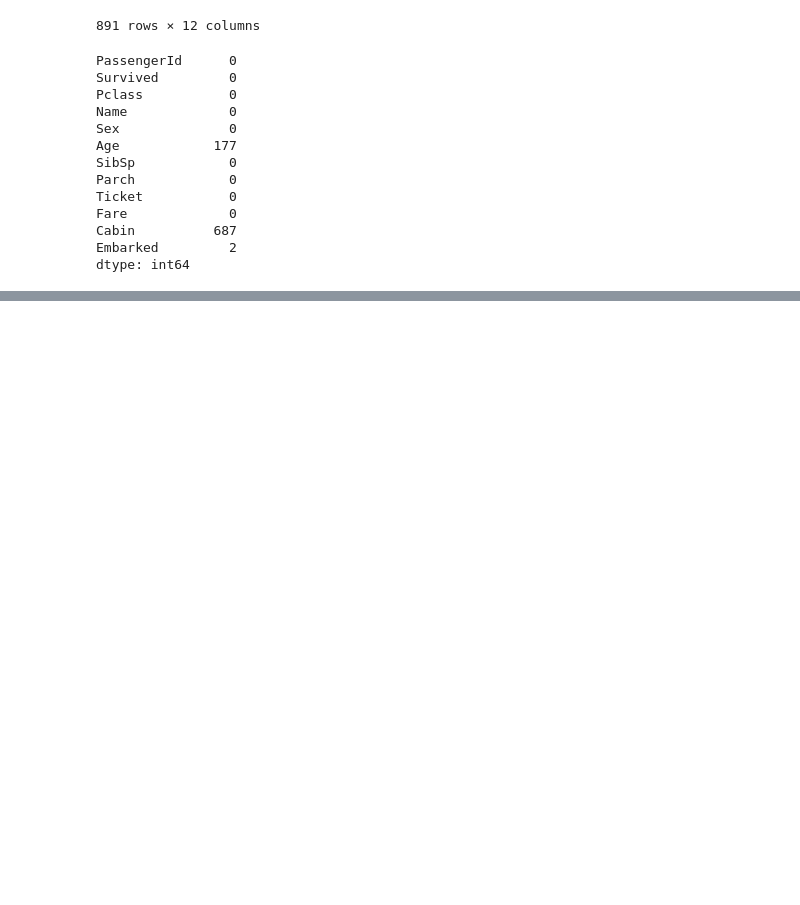
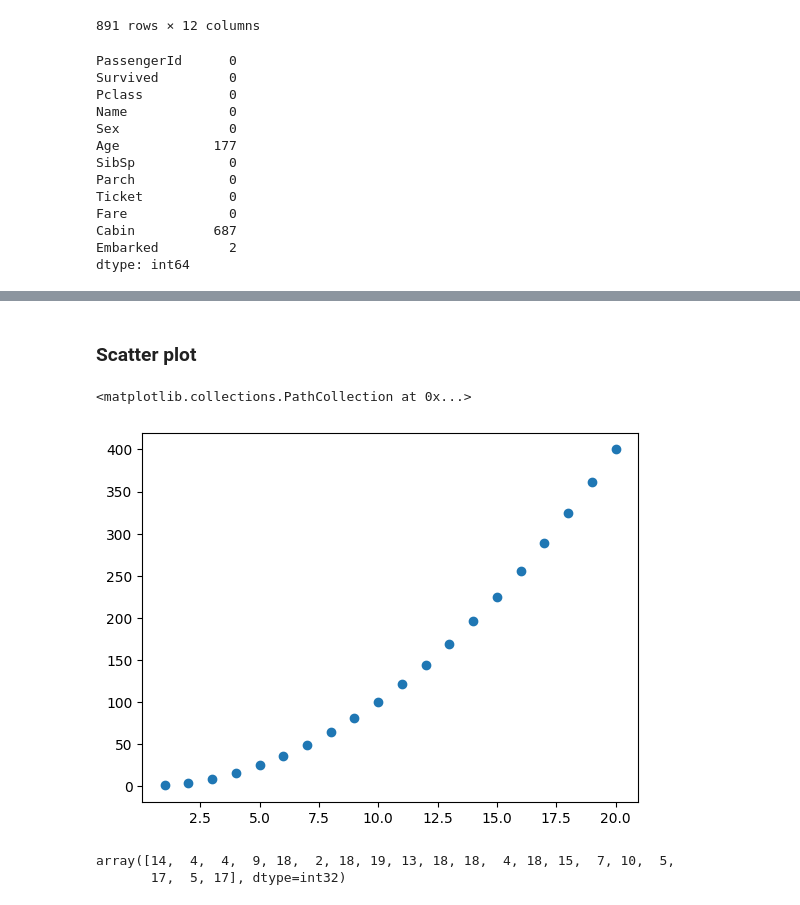
Before and after one commit to kroman-tt/Machine_Learning, a Jupyter notebook: pandas Learning/pandas_02.ipynb, the cells around one changed output, grey strips where cells are left out. Cells and saved outputs as stored; diff of their text form; code cells hidden in the pictures; blank space fills up the shorter version.

```diff
--- a/pandas Learning/pandas_02.ipynb
+++ b/pandas Learning/pandas_02.ipynb
@@ -220,0 +418,14 @@ dtype: int64
+# %% [markdown]
+### Scatter plot
+# %%
+plt.scatter(x,y)
+# %% [output]
+<matplotlib.collections.PathCollection at 0x...>
+[figure, added]
+# %%
+y = np.random.randint(1, 20 , size = 20)
+# plt.scatter(x,y)
+y
+# %% [output]
+array([14,  4,  4,  9, 18,  2, 18, 19, 13, 18, 18,  4, 18, 15,  7, 10,  5,
+       17,  5, 17], dtype=int32)
```
Also changed, not shown: parts of 53 cells of this notebook, 2 other files.
